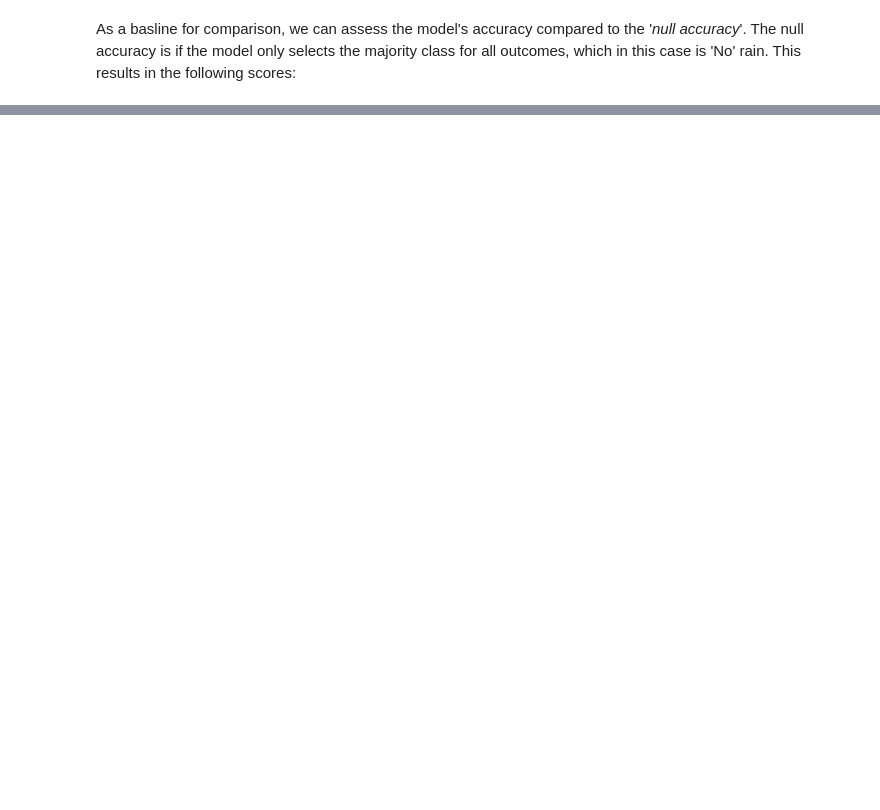
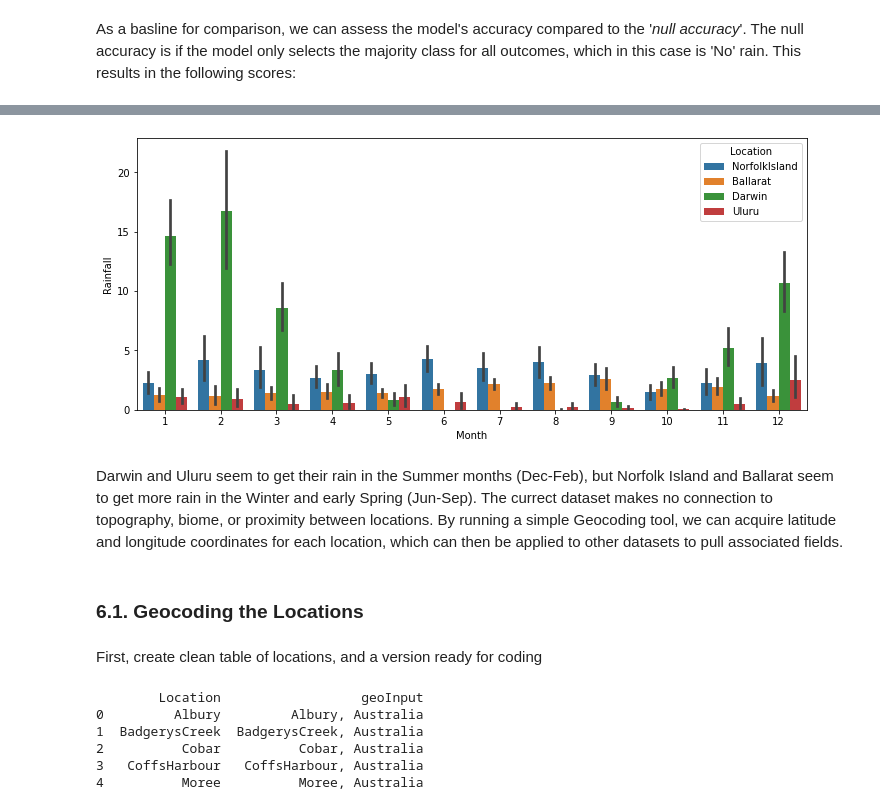
Before and after one commit to dmorrowjones/public_notebooks, a Jupyter notebook: RainStudy/RainStudyEDA.ipynb, the cells around one changed output, grey strips where cells are left out. Drawn from its saved outputs; the diff is of its cells as text; code cells hidden in the pictures; blank space fills up the shorter version.

```diff
--- a/RainStudy/RainStudyEDA.ipynb
+++ b/RainStudy/RainStudyEDA.ipynb
@@ -460,0 +513,26 @@ Despite the wealth of atmospheric data gathered from these stations, there is no
+# %%
+ex_Loc = ['Ballarat','NorfolkIsland', 'Darwin', 'Uluru']
+df_graph = rawWeather[rawWeather['Location'].isin(ex_Loc)]
+
+fig, axes = plt.subplots(figsize=(12, 5))
+fig = sns.barplot(x = df_graph['Month'], y = df_graph['Rainfall'], hue = df_graph['Location'])
+plt.show()
+# %% [output]
+[figure, added]
+# %% [markdown]
+Darwin and Uluru seem to get their rain in the Summer months (Dec-Feb), but Norfolk Island and Ballarat seem to get more rain in the Winter and early Spring (Jun-Sep). The currect dataset makes no connection to topography, biome, or proximity between locations. By running a simple Geocoding tool, we can acquire latitude and longitude coordinates for each location, which can then be applied to other datasets to pull associated fields.
+# %% [markdown]
+### 6.1. Geocoding the Locations<a class="anchor" id = "6.1"></a>
+# %% [markdown]
+First, create clean table of locations, and a version ready for coding
+# %%
+df_location = pd.DataFrame(rawWeather['Location'].unique(), columns = ['Location'])
+df_location['geoInput'] = df_location['Location'] + ', Australia'
+print(df_location.head())
+# %% [output]
+        Location                  geoInput
+0         Albury         Albury, Australia
+1  BadgerysCreek  BadgerysCreek, Australia
+2          Cobar          Cobar, Australia
+3   CoffsHarbour   CoffsHarbour, Australia
+4          Moree          Moree, Australia
```
Also changed, not shown: parts of 72 cells of this notebook, 2 other files.
